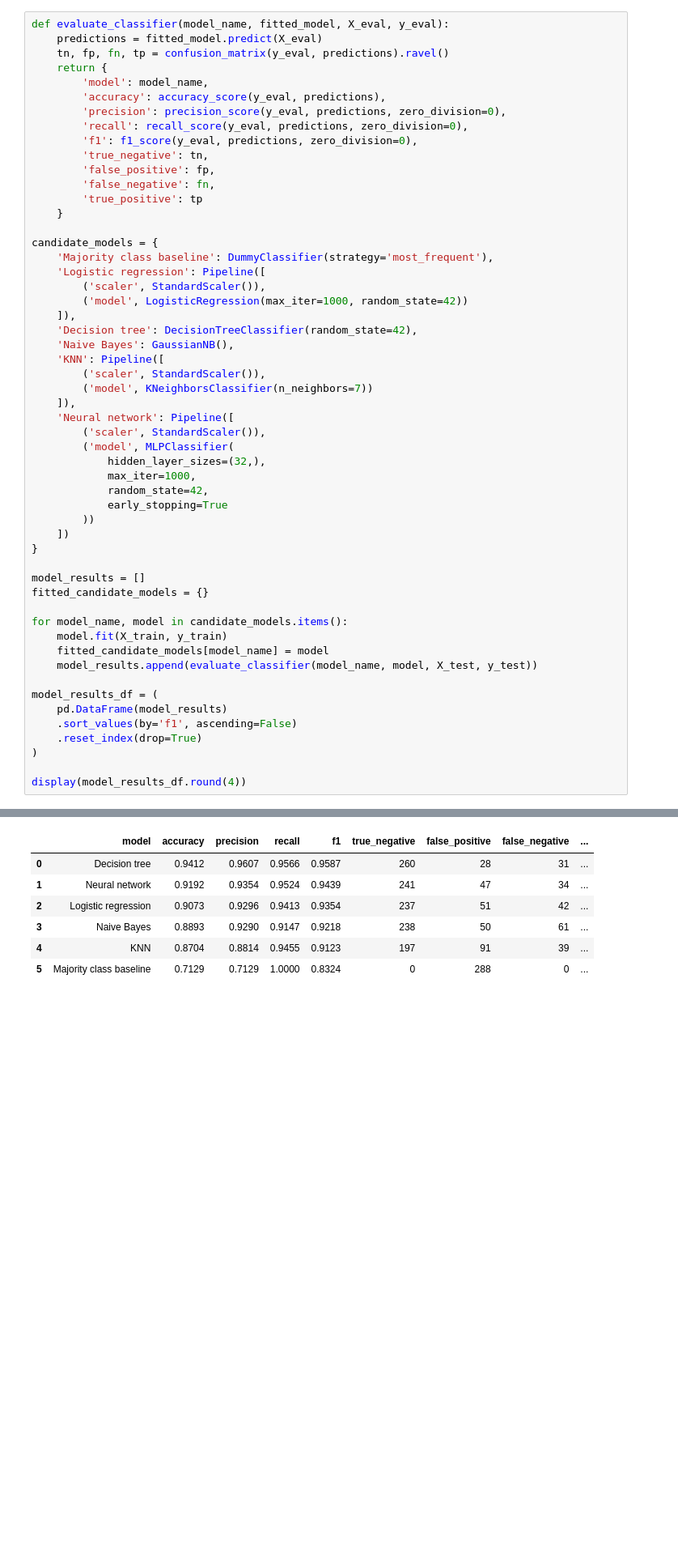
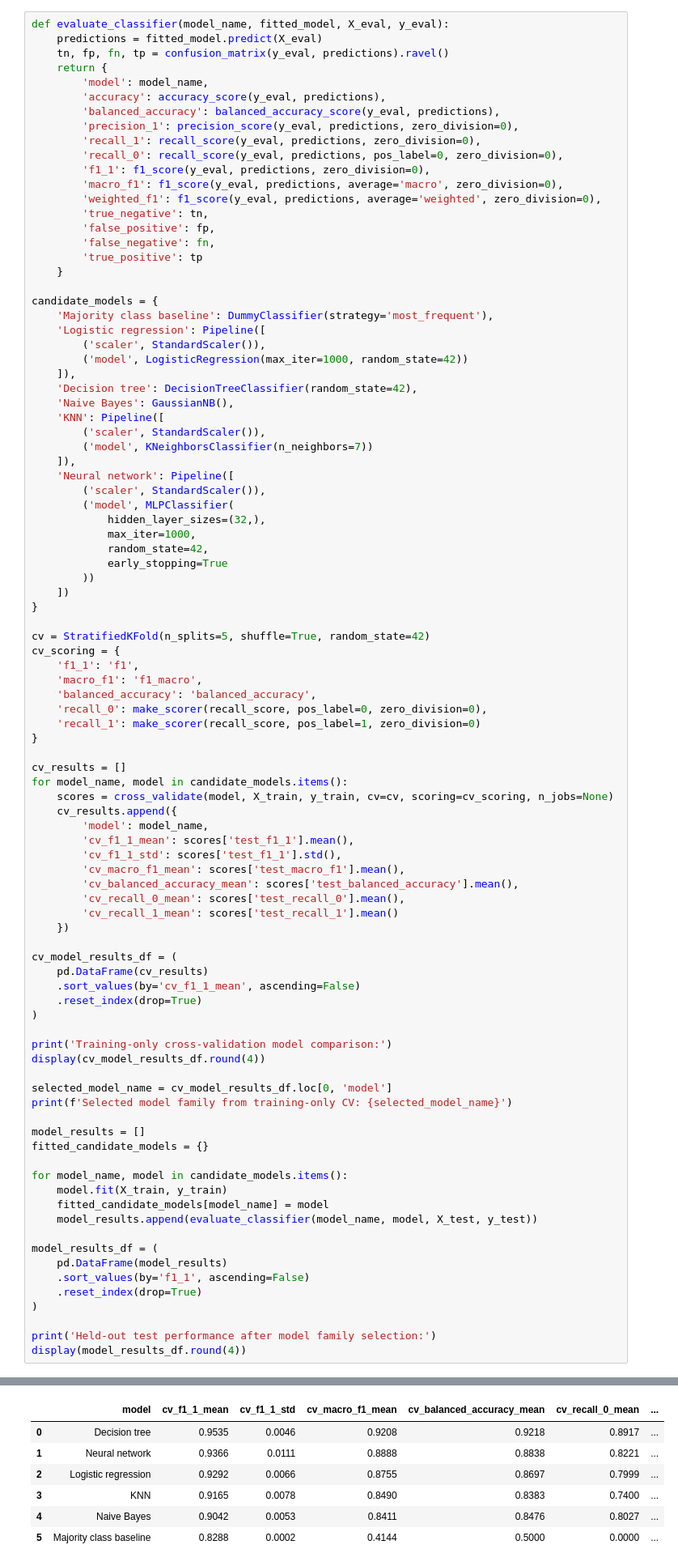
Before and after one commit to Zikri809/Data_Analytics_Project, a Jupyter notebook: Analysis.ipynb, the cells around one changed output, grey strips where cells are left out. Shown at 81% size. Cells and saved outputs as stored; diff of their text form; blank space fills up the shorter version.

```diff
--- a/Analysis.ipynb
+++ b/Analysis.ipynb
@@ -915,9 +1092,13 @@ def evaluate_classifier(model_name, fitted_model, X_eval, y_eval):
     return {
         'model': model_name,
         'accuracy': accuracy_score(y_eval, predictions),
-        'precision': precision_score(y_eval, predictions, zero_division=0),
-        'recall': recall_score(y_eval, predictions, zero_division=0),
-        'f1': f1_score(y_eval, predictions, zero_division=0),
+        'balanced_accuracy': balanced_accuracy_score(y_eval, predictions),
+        'precision_1': precision_score(y_eval, predictions, zero_division=0),
+        'recall_1': recall_score(y_eval, predictions, zero_division=0),
+        'recall_0': recall_score(y_eval, predictions, pos_label=0, zero_division=0),
+        'f1_1': f1_score(y_eval, predictions, zero_division=0),
+        'macro_f1': f1_score(y_eval, predictions, average='macro', zero_division=0),
+        'weighted_f1': f1_score(y_eval, predictions, average='weighted', zero_division=0),
         'true_negative': tn,
         'false_positive': fp,
         'false_negative': fn,
@@ -947,6 +1128,40 @@ candidate_models = {
     ])
 }
 
+cv = StratifiedKFold(n_splits=5, shuffle=True, random_state=42)
+cv_scoring = {
+    'f1_1': 'f1',
+    'macro_f1': 'f1_macro',
+    'balanced_accuracy': 'balanced_accuracy',
+    'recall_0': make_scorer(recall_score, pos_label=0, zero_division=0),
+    'recall_1': make_scorer(recall_score, pos_label=1, zero_division=0)
+}
+
+cv_results = []
+for model_name, model in candidate_models.items():
+    scores = cross_validate(model, X_train, y_train, cv=cv, scoring=cv_scoring, n_jobs=None)
+    cv_results.append({
+        'model': model_name,
+        'cv_f1_1_mean': scores['test_f1_1'].mean(),
+        'cv_f1_1_std': scores['test_f1_1'].std(),
+        'cv_macro_f1_mean': scores['test_macro_f1'].mean(),
+        'cv_balanced_accuracy_mean': scores['test_balanced_accuracy'].mean(),
+        'cv_recall_0_mean': scores['test_recall_0'].mean(),
+        'cv_recall_1_mean': scores['test_recall_1'].mean()
+    })
+
+cv_model_results_df = (
+    pd.DataFrame(cv_results)
+    .sort_values(by='cv_f1_1_mean', ascending=False)
+    .reset_index(drop=True)
+)
+
+print('Training-only cross-validation model comparison:')
+display(cv_model_results_df.round(4))
+
+selected_model_name = cv_model_results_df.loc[0, 'model']
+print(f'Selected model family from training-only CV: {selected_model_name}')
+
 model_results = []
 fitted_candidate_models = {}
 
@@ -957,9 +1172,10 @@ for model_name, model in candidate_models.items():
 
 model_results_df = (
     pd.DataFrame(model_results)
-    .sort_values(by='f1', ascending=False)
+    .sort_values(by='f1_1', ascending=False)
     .reset_index(drop=True)
 )
 
+print('Held-out test performance after model family selection:')
 display(model_results_df.round(4))
 # %% [output]
@@ -966,7 +1183,7 @@ display(model_results_df.round(4))
-|  | model | accuracy | precision | recall | f1 | true_negative | false_positive | false_negative | ... |
-| 0 | Decision tree | 0.9412 | 0.9607 | 0.9566 | 0.9587 | 260 | 28 | 31 | ... |
-| 1 | Neural network | 0.9192 | 0.9354 | 0.9524 | 0.9439 | 241 | 47 | 34 | ... |
-| 2 | Logistic regression | 0.9073 | 0.9296 | 0.9413 | 0.9354 | 237 | 51 | 42 | ... |
-| 3 | Naive Bayes | 0.8893 | 0.9290 | 0.9147 | 0.9218 | 238 | 50 | 61 | ... |
-| 4 | KNN | 0.8704 | 0.8814 | 0.9455 | 0.9123 | 197 | 91 | 39 | ... |
-| 5 | Majority class baseline | 0.7129 | 0.7129 | 1.0000 | 0.8324 | 0 | 288 | 0 | ... |
+|  | model | cv_f1_1_mean | cv_f1_1_std | cv_macro_f1_mean | cv_balanced_accuracy_mean | cv_recall_0_mean | ... |
+| 0 | Decision tree | 0.9535 | 0.0046 | 0.9208 | 0.9218 | 0.8917 | ... |
+| 1 | Neural network | 0.9366 | 0.0111 | 0.8888 | 0.8838 | 0.8221 | ... |
+| 2 | Logistic regression | 0.9292 | 0.0066 | 0.8755 | 0.8697 | 0.7999 | ... |
+| 3 | KNN | 0.9165 | 0.0078 | 0.8490 | 0.8383 | 0.7400 | ... |
+| 4 | Naive Bayes | 0.9042 | 0.0053 | 0.8411 | 0.8476 | 0.8027 | ... |
+| 5 | Majority class baseline | 0.8288 | 0.0002 | 0.4144 | 0.5000 | 0.0000 | ... |
```
Also changed, not shown: parts of 51 cells of this notebook, 2 other files.
